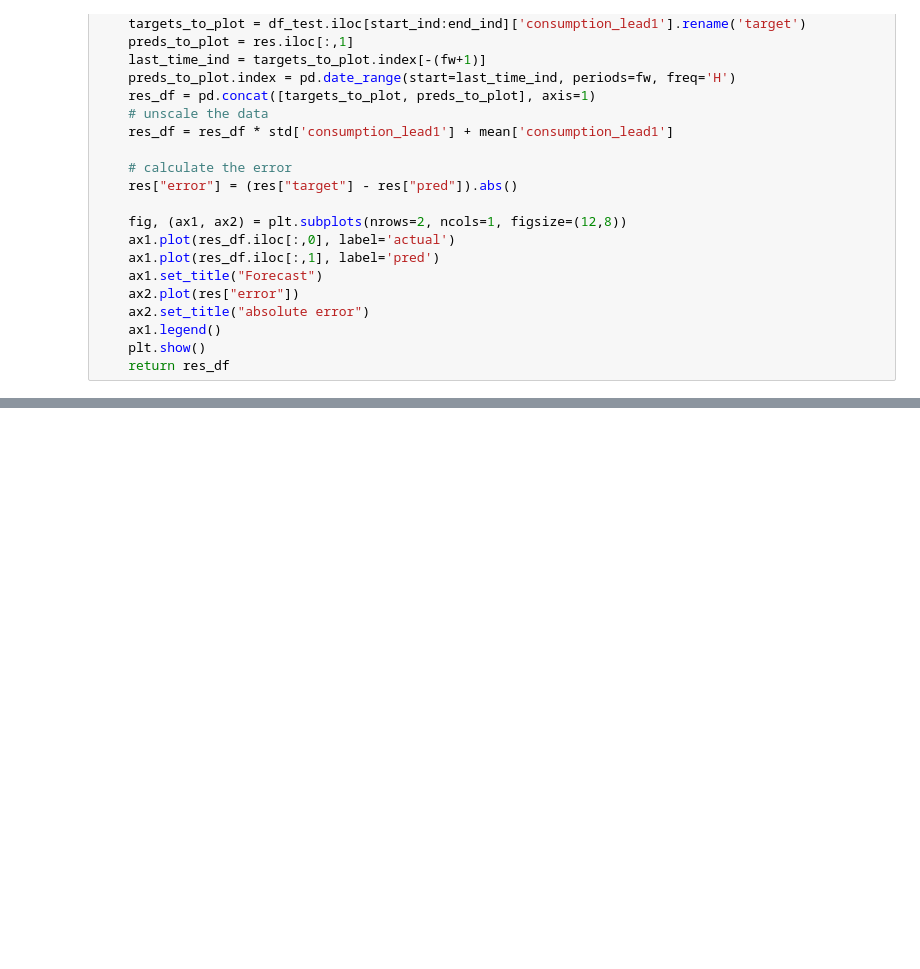
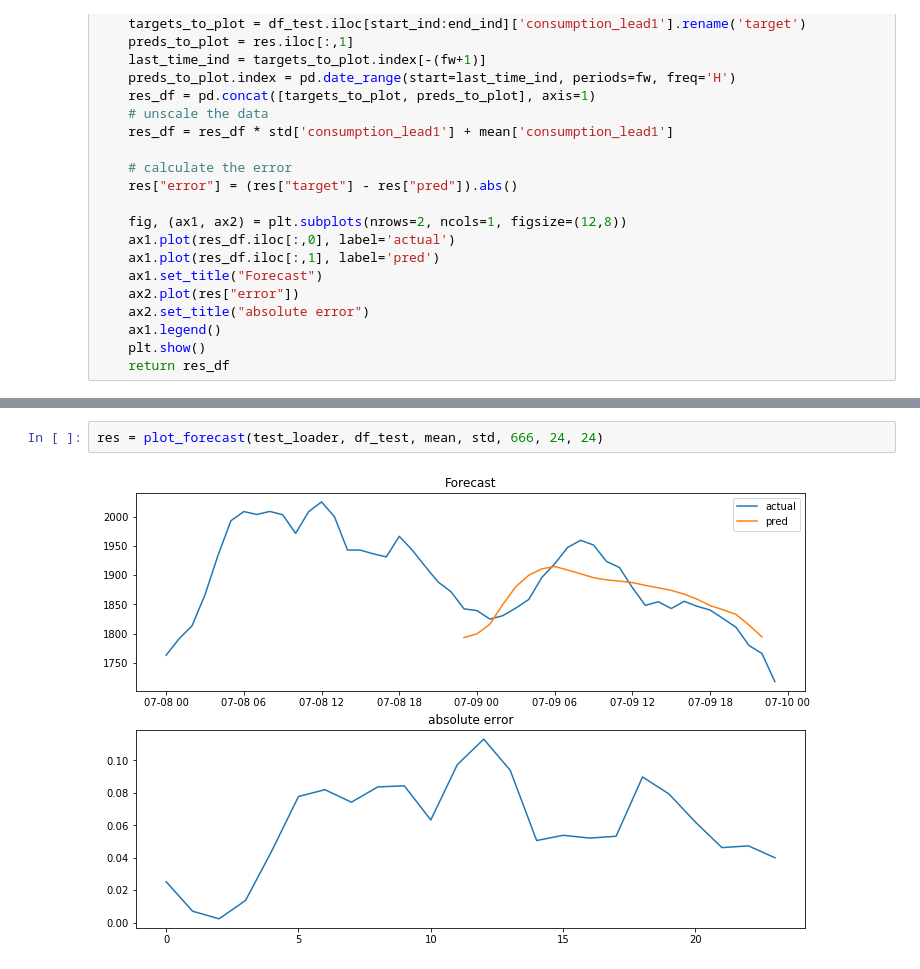
Before and after one commit to Anderzz/it3030, a Jupyter notebook: assignment2/lstm_demo.ipynb, the cells around one changed output, grey strips where cells are left out. Saved outputs shown, nothing was run; the diff lists cells and outputs as text; blank space fills up the shorter version.

```diff
--- a/assignment2/lstm_demo.ipynb
+++ b/assignment2/lstm_demo.ipynb
@@ -343,0 +351,4 @@ res = plot_forecast(test_loader, df_test, mean, std, 15, 24, 24)
+# %%
+res = plot_forecast(test_loader, df_test, mean, std, 666, 24, 24)
+# %% [output]
+[figure, added]
```
Also changed, not shown: parts of 5 cells of this notebook, 7 other files.
